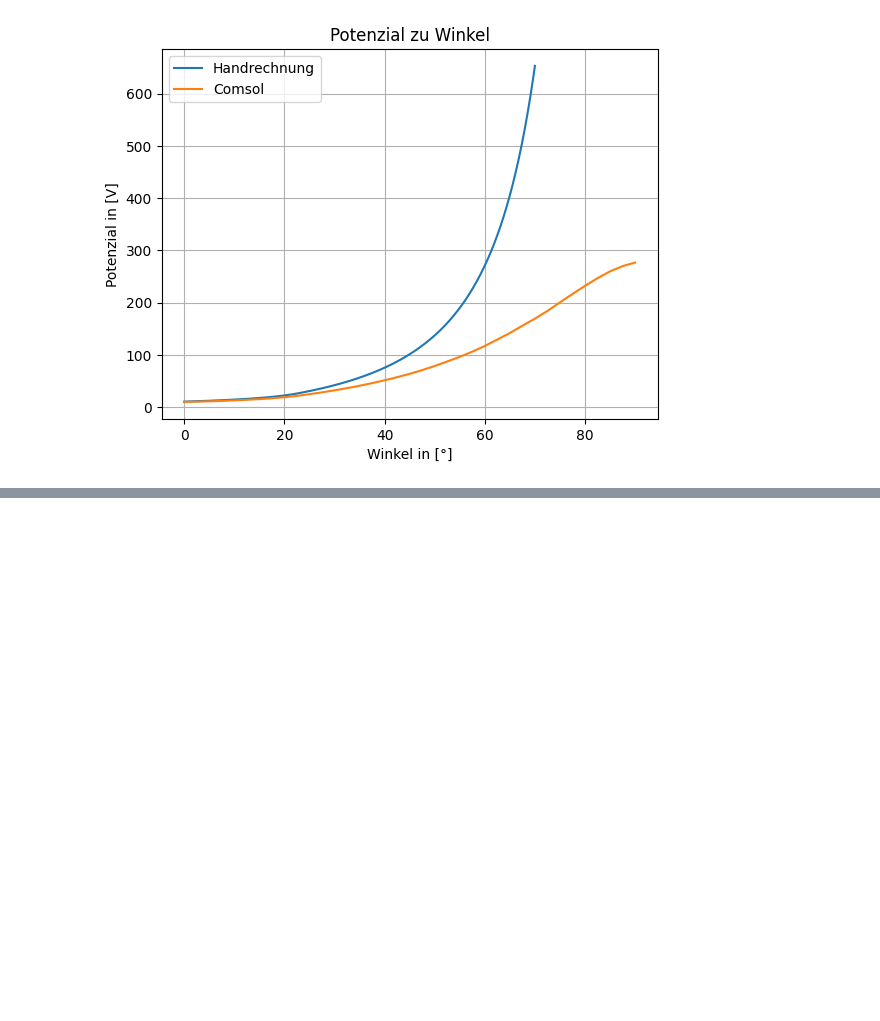
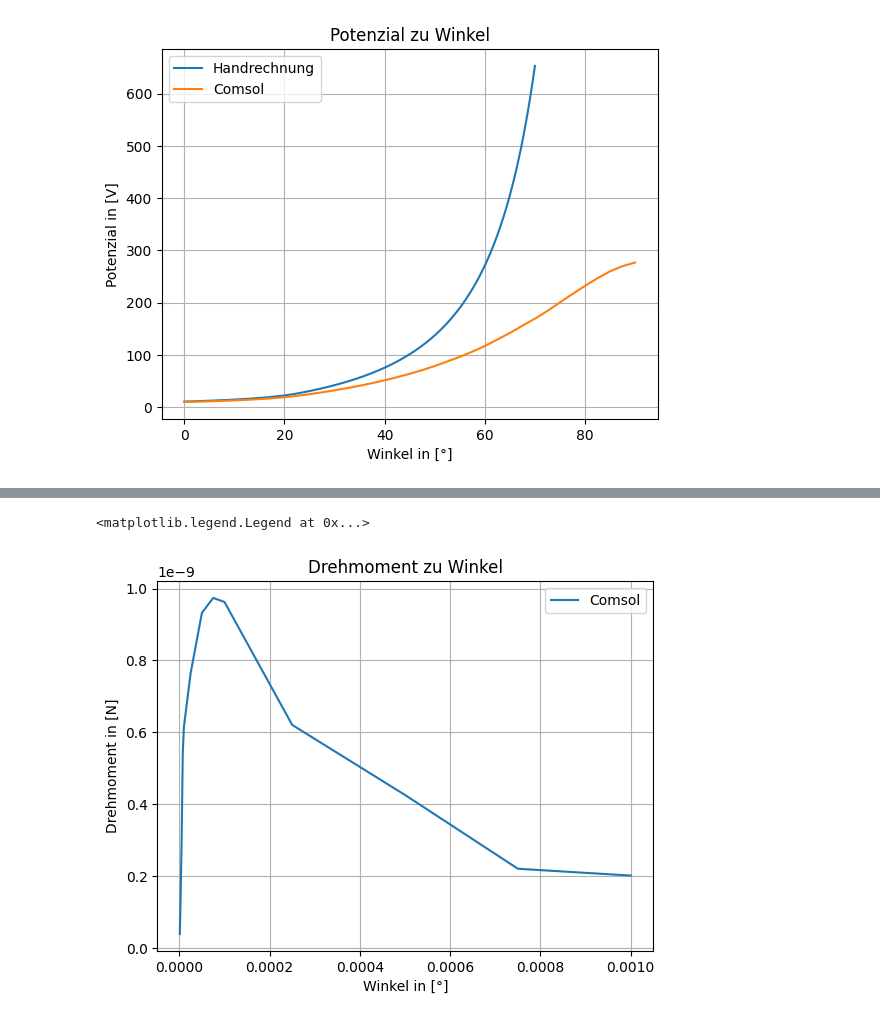
Before and after one commit to HansPeter21/COP_Elektrostatik, a Jupyter notebook: Projekt_ES_Albertin_Schegg.ipynb, the cells around one changed output, grey strips where cells are left out. Cells and saved outputs as stored; diff of their text form; code cells hidden in the pictures; blank space fills up the shorter version.

```diff
--- a/Projekt_ES_Albertin_Schegg.ipynb
+++ b/Projekt_ES_Albertin_Schegg.ipynb
@@ -218,0 +257,10 @@ plt.legend()
+# %%
+plt.plot(Md["d (m)"], Md["Axial torque (N*m)"], label= "Comsol")
+plt.grid()
+plt.ylabel("Drehmoment in [N]")
+plt.xlabel("Winkel in [°]")
+plt.title("Drehmoment zu Winkel")
+plt.legend()
+# %% [output]
+<matplotlib.legend.Legend at 0x...>
+[figure, added]
```
Also changed, not shown: parts of 9 cells of this notebook, 3 other files.
